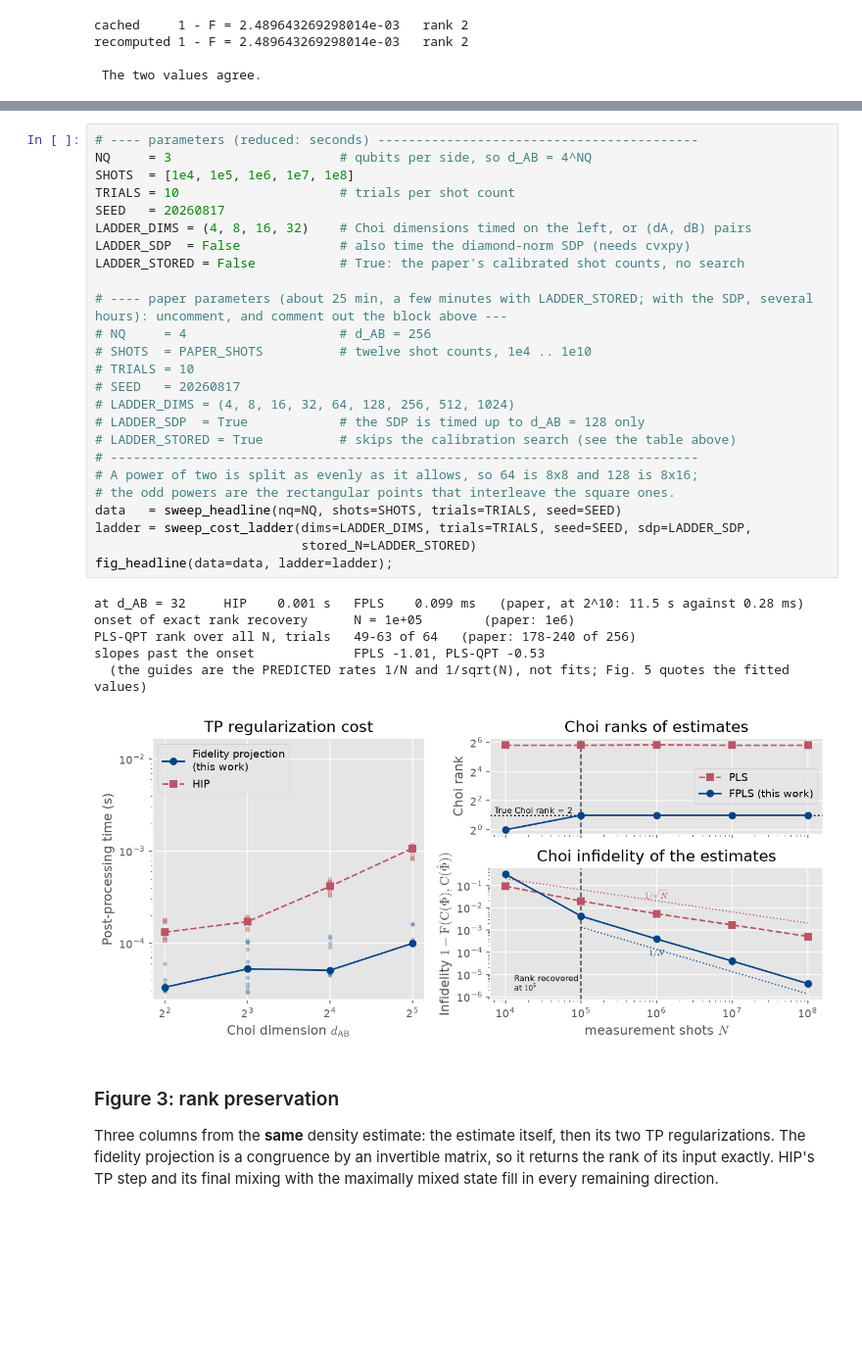
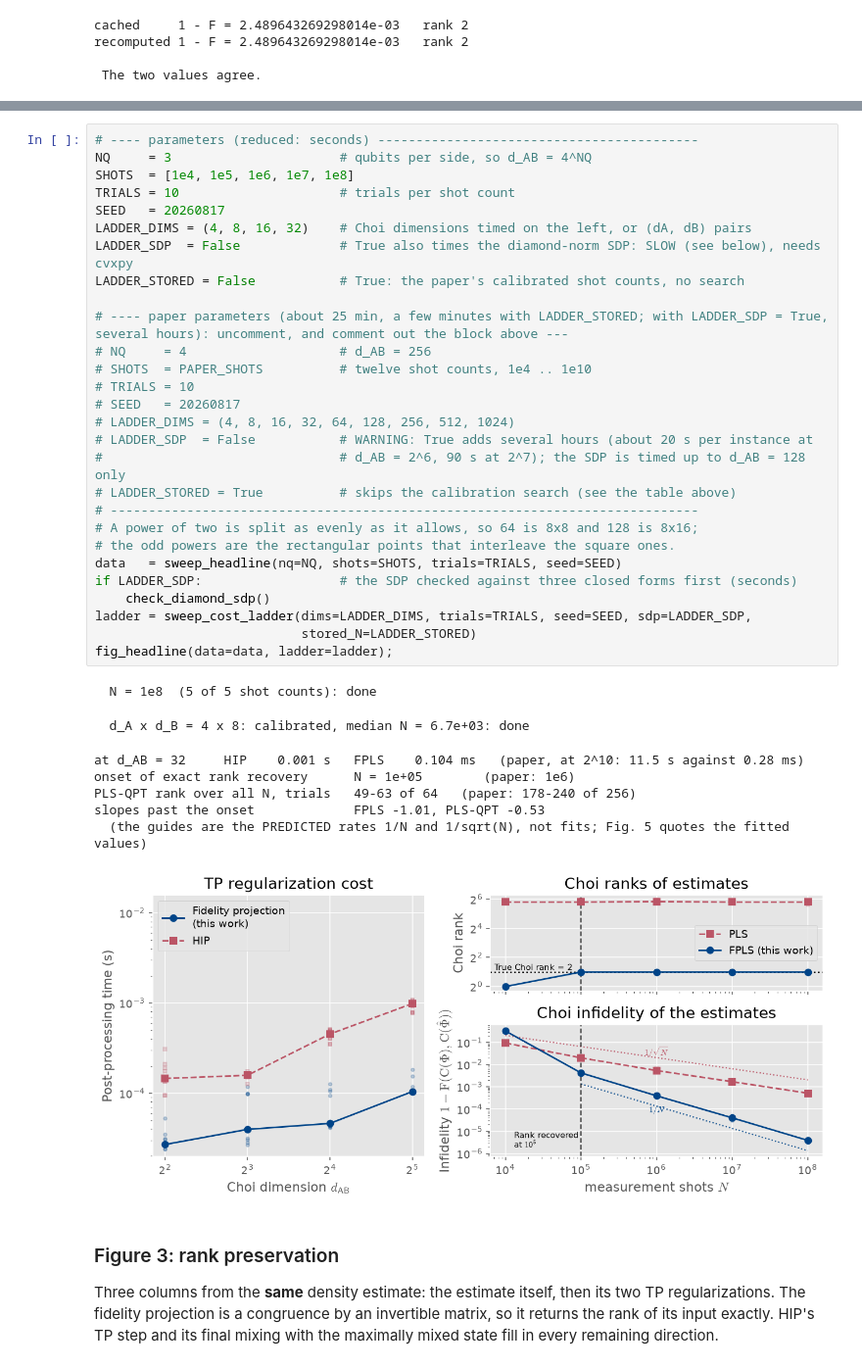
Before and after one commit to afhamash/fidelity_QPT, a Jupyter notebook: fpls_notebook.ipynb, the cells around one changed output, grey strips where cells are left out. Shown at 98% size. Drawn from its saved outputs; the diff is of its cells as text; blank space fills up the shorter version.

```diff
--- a/fpls_notebook.ipynb
+++ b/fpls_notebook.ipynb
@@ -214,35 +218,40 @@ $\tau = -\lambda_{\min}$ and applies HIP. The dotted guides are the two
 # %%
 # ---- parameters (reduced: seconds) ------------------------------------------
 NQ     = 3                      # qubits per side, so d_AB = 4^NQ
 SHOTS  = [1e4, 1e5, 1e6, 1e7, 1e8]
 TRIALS = 10                     # trials per shot count
 SEED   = 20260817
 LADDER_DIMS = (4, 8, 16, 32)    # Choi dimensions timed on the left, or (dA, dB) pairs
-LADDER_SDP  = False             # also time the diamond-norm SDP (needs cvxpy)
+LADDER_SDP  = False             # True also times the diamond-norm SDP: SLOW (see below), needs cvxpy
 LADDER_STORED = False           # True: the paper's calibrated shot counts, no search
 
-# ---- paper parameters (about 25 min, a few minutes with LADDER_STORED; with the SDP, several hours): uncomment, and comment out the block above ---
+# ---- paper parameters (about 25 min, a few minutes with LADDER_STORED; with LADDER_SDP = True, several hours): uncomment, and comment out the block above ---
 # NQ     = 4                    # d_AB = 256
 # SHOTS  = PAPER_SHOTS          # twelve shot counts, 1e4 .. 1e10
 # TRIALS = 10
 # SEED   = 20260817
 # LADDER_DIMS = (4, 8, 16, 32, 64, 128, 256, 512, 1024)
-# LADDER_SDP  = True            # the SDP is timed up to d_AB = 128 only
+# LADDER_SDP  = False           # WARNING: True adds several hours (about 20 s per instance at
+#                               # d_AB = 2^6, 90 s at 2^7); the SDP is timed up to d_AB = 128 only
 # LADDER_STORED = True          # skips the calibration search (see the table above)
 # -----------------------------------------------------------------------------
 # A power of two is split as evenly as it allows, so 64 is 8x8 and 128 is 8x16;
 # the odd powers are the rectangular points that interleave the square ones.
 data   = sweep_headline(nq=NQ, shots=SHOTS, trials=TRIALS, seed=SEED)
+if LADDER_SDP:                  # the SDP checked against three closed forms first (seconds)
+    check_diamond_sdp()
 ladder = sweep_cost_ladder(dims=LADDER_DIMS, trials=TRIALS, seed=SEED, sdp=LADDER_SDP,
                            stored_N=LADDER_STORED)
 fig_headline(data=data, ladder=ladder);
 # %% [output]
-at d_AB = 32     HIP    0.001 s   FPLS    0.099 ms   (paper, at 2^10: 11.5 s against 0.28 ms)
-onset of exact rank recovery      N = 1e+05        (paper: 1e6)
-PLS-QPT rank over all N, trials   49-63 of 64   (paper: 178-240 of 256)
-slopes past the onset             FPLS -1.01, PLS-QPT -0.53
-  (the guides are the PREDICTED rates 1/N and 1/sqrt(N), not fits; Fig. 5 quotes the fitted values)
+  N = 1e8  (5 of 5 shot counts): done
+  d_A x d_B = 4 x 8: calibrated, median N = 6.7e+03: done
+at d_AB = 32     HIP    0.001 s   FPLS    0.104 ms   (paper, at 2^10: 11.5 s against 0.28 ms)
+onset of exact rank recovery      N = 1e+05        (paper: 1e6)
+PLS-QPT rank over all N, trials   49-63 of 64   (paper: 178-240 of 256)
+slopes past the onset             FPLS -1.01, PLS-QPT -0.53
+  (the guides are the PREDICTED rates 1/N and 1/sqrt(N), not fits; Fig. 5 quotes the fitted values)
-[figure, old version]
+[figure, new version]
 # %% [markdown]
 ### Figure 3: rank preservation
 
```
Also changed, not shown: parts of 16 cells of this notebook, 7 other files.
